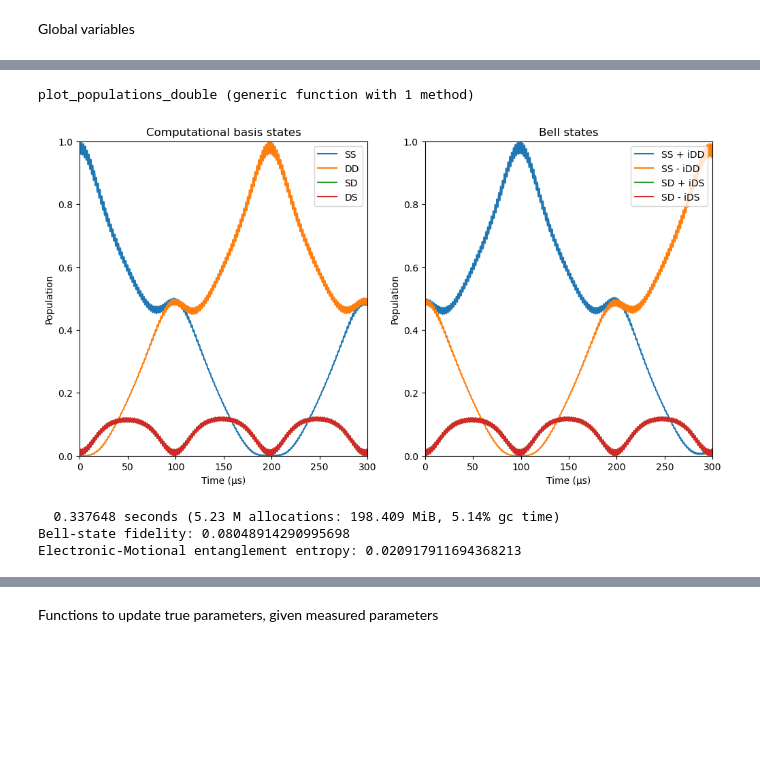
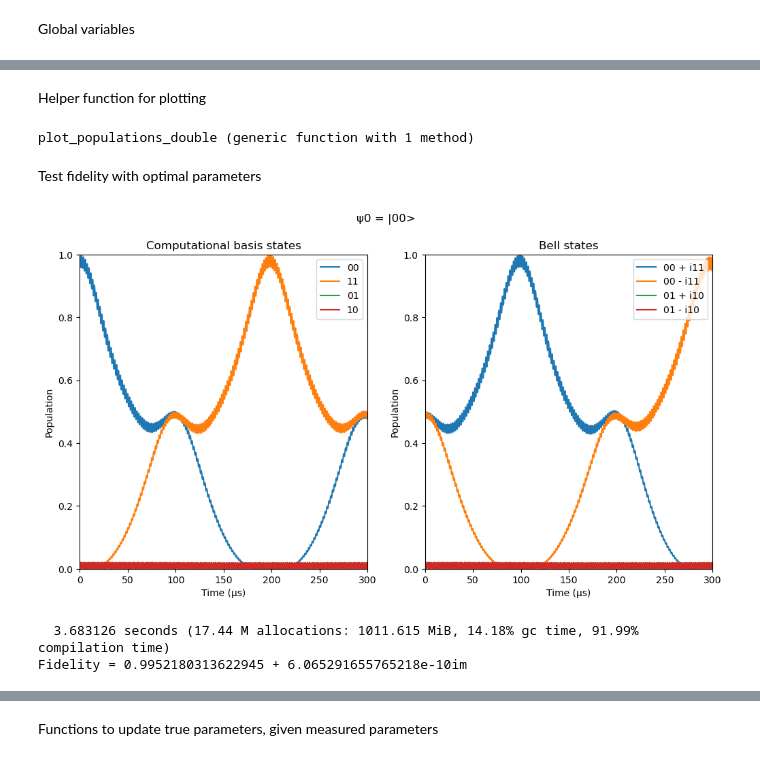
Before and after one commit to SQRLab/IonSim, a Jupyter notebook: molmer_sorensen/bayesian_calibration.ipynb, the cells around one changed output, grey strips where cells are left out. Saved outputs shown, nothing was run; the diff lists cells and outputs as text; code cells hidden in the pictures; blank space fills up the shorter version.

```diff
--- a/molmer_sorensen/bayesian_calibration.ipynb
+++ b/molmer_sorensen/bayesian_calibration.ipynb
@@ -58,12 +58,10 @@ FREQUENCY_CL_MS = C0/WAVELENGTH_CL_MS
 
 ######################### Other global variables #########################
 
+CALCIUM40 = Ca40([("S1/2", -1/2, "S"), ("D5/2", -1/2, "D")])
+
 N_SAMPLES = Int(1e4)
 FINITE_RWA_CUTOFF = 1e20
-
-CALCIUM40 = Ca40([("S1/2", -1/2, "S"), ("D5/2", -1/2, "D")])
-ψ0_ELECTRONIC = CALCIUM40["S"] ⊗ CALCIUM40["S"] # |0> \otimes |0>
-BELL_STATE = dm((CALCIUM40["S"] ⊗ CALCIUM40["S"] + 1im * CALCIUM40["D"] ⊗ CALCIUM40["D"])/√2); # (|00> + i|11>)/√2
 
 TIMESCALE = 1e-6 # seconds
 DETUNING = 1e4 # Hz
@@ -83,5 +81,25 @@ MS_CHAMBER_TUNED = construct_MS_chamber(
 )
 
 VIB_MODE = IonSim.modes(MS_CHAMBER_TUNED)[1] # first vibrational mode
-ψ0_MOTIONAL = VIB_MODE[0] # GLOBAL: ground state of the first vibrational mode
-ψ0 = ψ0_ELECTRONIC ⊗ ψ0_MOTIONAL; # GLOBAL: initial state for all the simulations
+ket0_VIB_MODE = VIB_MODE[0]
+dm0_VIB_MODE = dm(ket0_VIB_MODE)
+
+# Computational states
+ket_00 = CALCIUM40["S"] ⊗ CALCIUM40["S"]
+ket_01 = CALCIUM40["S"] ⊗ CALCIUM40["D"]
+ket_10 = CALCIUM40["D"] ⊗ CALCIUM40["S"]
+ket_11 = CALCIUM40["D"] ⊗ CALCIUM40["D"]
+ρ_00 = dm(ket_00)
+ρ_01 = dm(ket_01)
+ρ_10 = dm(ket_10)
+ρ_11 = dm(ket_11)
+
+# Bell states
+ket_00_m_i11 = (ket_00 - 1im*ket_11)/√2
+ket_00_p_i11 = (ket_00 + 1im*ket_11)/√2
+ket_01_m_i10 = (ket_01 - 1im*ket_10)/√2
+ket_01_p_i10 = (ket_01 + 1im*ket_10)/√2
+ρ_00_m_i11 = dm(ket_00_m_i11)
+ρ_00_p_i11 = dm(ket_00_p_i11)
+ρ_01_m_i10 = dm(ket_01_m_i10)
+ρ_01_p_i10 = dm(ket_01_p_i10);
@@ -88 +119,3 @@ VIB_MODE = IonSim.modes(MS_CHAMBER_TUNED)[1] # first vibrational mode
+# %% [markdown]
+Helper function for plotting
 # %%
@@ -137,19 +162,5 @@ function plot_populations_double(chamber, tout, sol)
 end
 # %% [output]
 plot_populations_double (generic function with 1 method)
-# %%
-h = hamiltonian(MS_CHAMBER_TUNED, timescale=TIMESCALE, lamb_dicke_order=1, rwa_cutoff=Inf);
-@time tout, sol = timeevolution.schroedinger_dynamic(3*T_RANGE/TIMESCALE, ψ0, h);
-plot_populations_double(MS_CHAMBER_TUNED, tout, sol)
-
-ρ_final = dm(sol[end])
-ρ_final_electronic = ptrace(ρ_final, 3)
-bs_fid = fidelity(ρ_final_electronic, BELL_STATE)
-ee = entropy_vn(ρ_final_electronic)
-print("Bell-state fidelity: ", real(bs_fid), "\n")
-print("Electronic-Motional entanglement entropy: ", real(ee), "\n")
-# %% [output]
-[figure, removed]
-  0.337648 seconds (5.23 M allocations: 198.409 MiB, 5.14% gc time)
-Bell-state fidelity: 0.08048914290995698
-Electronic-Motional entanglement entropy: 0.020917911694368213
+# %% [markdown]
+Test fidelity with optimal parameters
@@ -155,0 +172,10 @@ Electronic-Motional entanglement entropy: 0.020917911694368213
+# %%
+@time tout00, sol00 = timeevolution.schroedinger_dynamic(3*T_RANGE/TIMESCALE, ket_00 ⊗ ket0_VIB_MODE, h);
+plot_populations_double(MS_CHAMBER_TUNED, tout00, sol00, title="ψ0 = |00>")
+
+ρ_final = ptrace(dm(sol00[end]), 3)
+print("Fidelity = ", fidelity(ρ_final, ρ_00_m_i11))
+# %% [output]
+[figure, added]
+  3.683126 seconds (17.44 M allocations: 1011.615 MiB, 14.18% gc time, 91.99% compilation time)
+Fidelity = 0.9952180313622945 + 6.065291655765218e-10im
```
Also changed, not shown: parts of 39 cells of this notebook.
